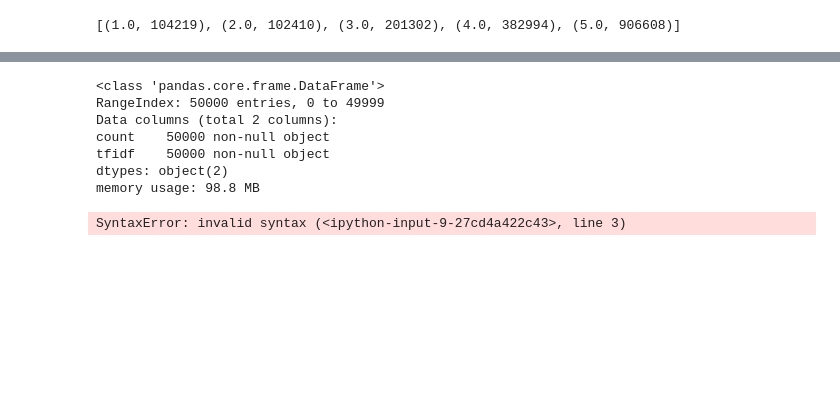
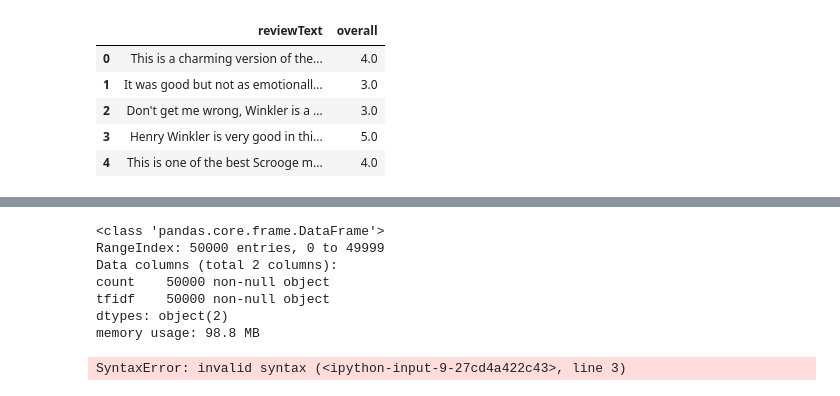
Before and after one commit to PhuongAnhMannheim/Master, a Jupyter notebook: BaselineExperiments/Untitled.ipynb, the cells around one changed output, grey strips where cells are left out. Drawn from its saved outputs; the diff is of its cells as text; code cells hidden in the pictures; blank space fills up the shorter version.

```diff
--- a/BaselineExperiments/Untitled.ipynb
+++ b/BaselineExperiments/Untitled.ipynb
@@ -9,14 +9,17 @@ import re
 # %%
 input = '../Data/reviews_Movies_and_TV_5.json.gz'
 data = []
 with gzip.open(input) as f:
     for l in f:
         data.append(json.loads(l.strip()))
 
 data = pd.DataFrame.from_dict(data)
-target = data['overall']
-text = data['reviewText']
-
-print(sorted(Counter(target).items()))
+df = data[['reviewText', 'overall']]
+df.head()
 # %% [output]
-[(1.0, 104219), (2.0, 102410), (3.0, 201302), (4.0, 382994), (5.0, 906608)]
+|  | reviewText | overall |
+| 0 | This is a charming version of the... | 4.0 |
+| 1 | It was good but not as emotionall... | 3.0 |
+| 2 | Don't get me wrong, Winkler is a ... | 3.0 |
+| 3 | Henry Winkler is very good in thi... | 5.0 |
+| 4 | This is one of the best Scrooge m... | 4.0 |
```
Also changed, not shown: parts of 2 cells of this notebook, 7 other files.
